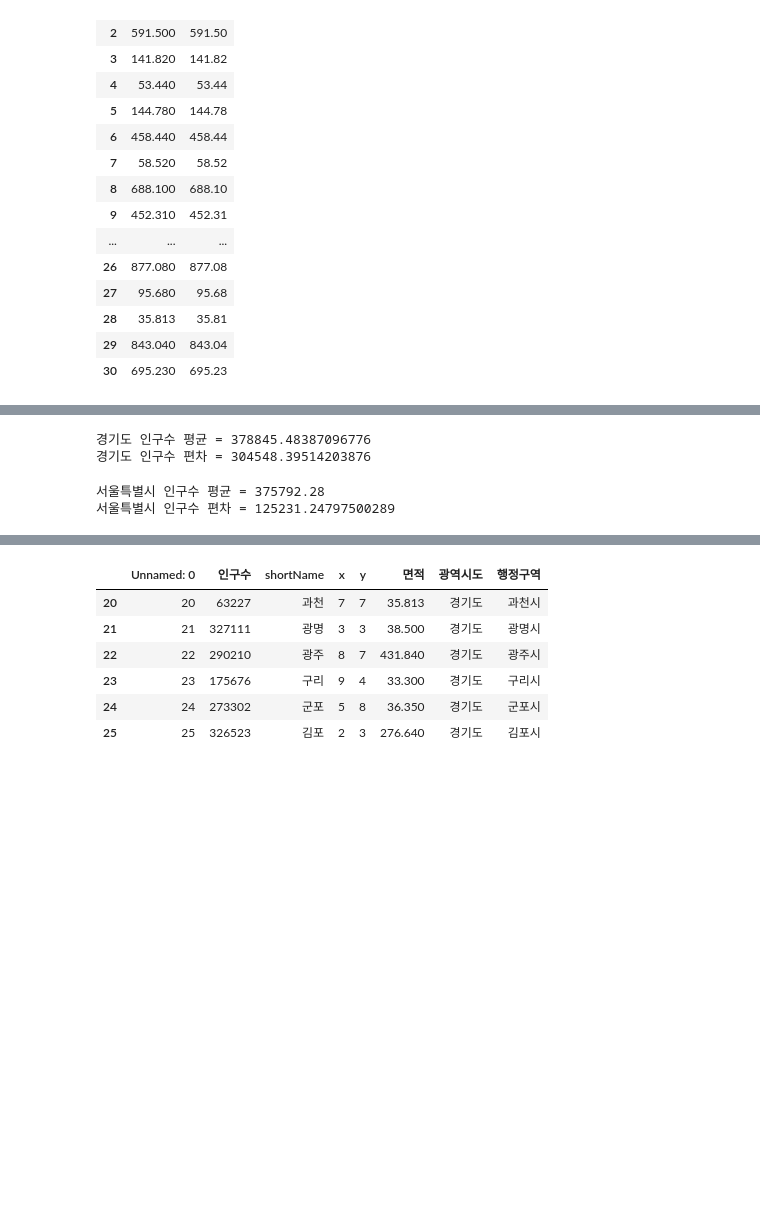
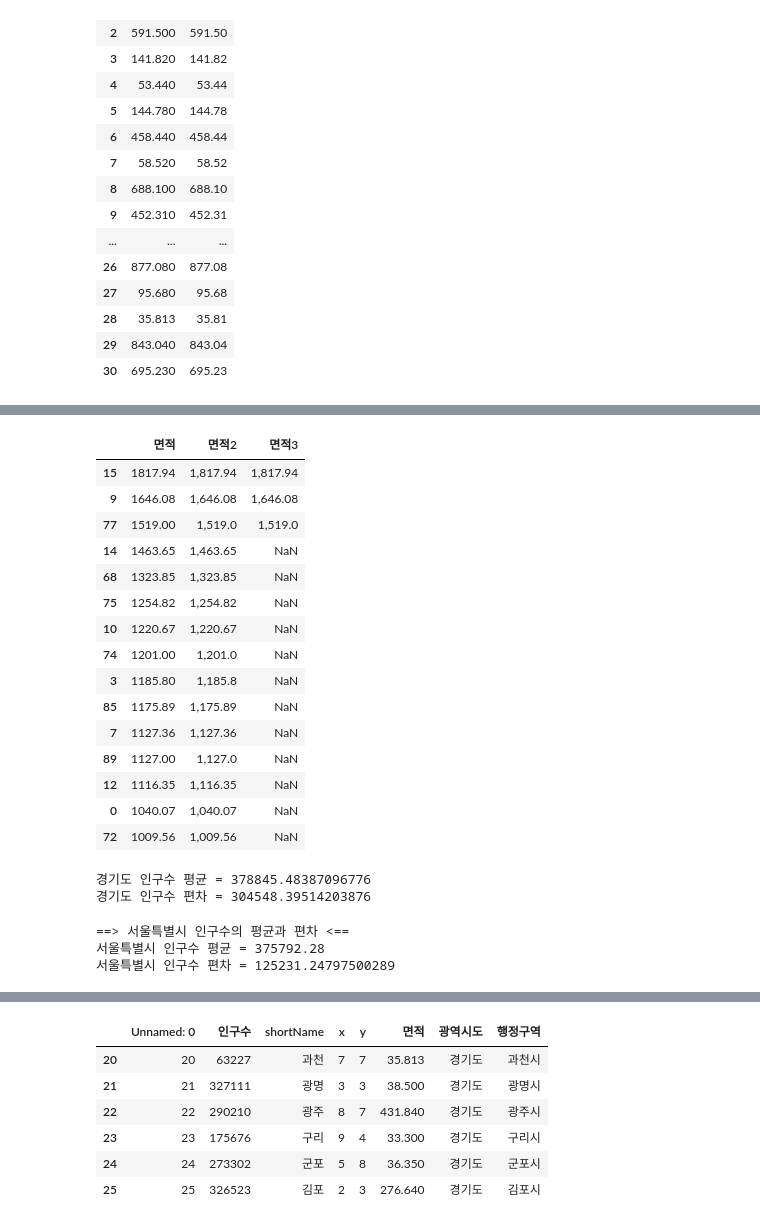
Before and after one commit to nirey-l/Python_Webscraping_Analysis, a Jupyter notebook: 03.행정구역정보_분석과시각화.ipynb, the cells around one changed output, grey strips where cells are left out. Cells and saved outputs as stored; diff of their text form; code cells hidden in the pictures; blank space fills up the shorter version.

Commit message:
korea data pandas add

```diff
--- a/03.행정구역정보_분석과시각화.ipynb
+++ b/03.행정구역정보_분석과시각화.ipynb
@@ -447,5 +447,7 @@ gy_df[['면적','면적2']]
 # %%
 # 면적이 > 1000 큰 조건과 매핑되는 새로운 DataFrame 생성 area_1000 라는 변수에 저장하기
 # 컬럼명은 ['행정구역','인구수','면적']
-area_1000 = data.loc[data['면적'] == '면적' > 1000, ['행정구역','인구수','면적']].sort_values(by='인구수', ascending=False).reset_index(drop=True)
+# .copy(): 복사본 만들기
+area_1000 = data.loc[data['면적'] > 1000].copy()
+area_1000.head()
 # %% [output]
@@ -453,4 +460,5 @@ ValueError: The truth value of a Series is ambiguous. Use a.empty, a.bool(), a.i
 # %%
 # area_1000 DataFrame 객체에 면적2 컬럼을 생성 (3자리 단위로, 콤마가 표시된 값으로)
-area_1000['면적2'] = area_1000['면적'].map(lambda val:f'{val:.3f}')
+# 전체 Row에 적용됨
+area_1000.loc[:, '면적2'] = area_1000['면적'].map('{:,}'.format)
 area_1000[['면적','면적2']]
@@ -457,2 +502,25 @@ area_1000[['면적','면적2']]
+# %%
+# 면적 컬럼의 값이 1500인 Row에만 면적3 이라는 새로운 컬럼의 값이 채워짐
+# 조건에 해당하지 않는 Row에는 NaN 값으로 채워짐
+area_1000.loc[area_1000['면적'] >= 1500,'면적3'] = area_1000['면적'].map('{:,}'.format)
+# %%
+area_1000.loc[:,['면적','면적2','면적3']].sort_values(by='면적',ascending=False)
+# %% [output]
+|  | 면적 | 면적2 | 면적3 |
+| 15 | 1817.94 | 1,817.94 | 1,817.94 |
+| 9 | 1646.08 | 1,646.08 | 1,646.08 |
+| 77 | 1519.00 | 1,519.0 | 1,519.0 |
+| 14 | 1463.65 | 1,463.65 | NaN |
+| 68 | 1323.85 | 1,323.85 | NaN |
+| 75 | 1254.82 | 1,254.82 | NaN |
+| 10 | 1220.67 | 1,220.67 | NaN |
+| 74 | 1201.00 | 1,201.0 | NaN |
+| 3 | 1185.80 | 1,185.8 | NaN |
+| 85 | 1175.89 | 1,175.89 | NaN |
+| 7 | 1127.36 | 1,127.36 | NaN |
+| 89 | 1127.00 | 1,127.0 | NaN |
+| 12 | 1116.35 | 1,116.35 | NaN |
+| 0 | 1040.07 | 1,040.07 | NaN |
+| 72 | 1009.56 | 1,009.56 | NaN |
 # %%
 #경기도 인구수의 평균과 표준편차
@@ -466,6 +539,7 @@ def pop_mean_std(sido_name):
 # %%
-pop_mean_std('서울특별시')
+pop_mean_std(data, '서울특별시')
 # %% [output]
+==> 서울특별시 인구수의 평균과 편차 <==
 서울특별시 인구수 평균 = 375792.28
 서울특별시 인구수 편차 = 125231.24797500289
 # %%
```
Also changed, not shown: parts of 6 cells of this notebook.
